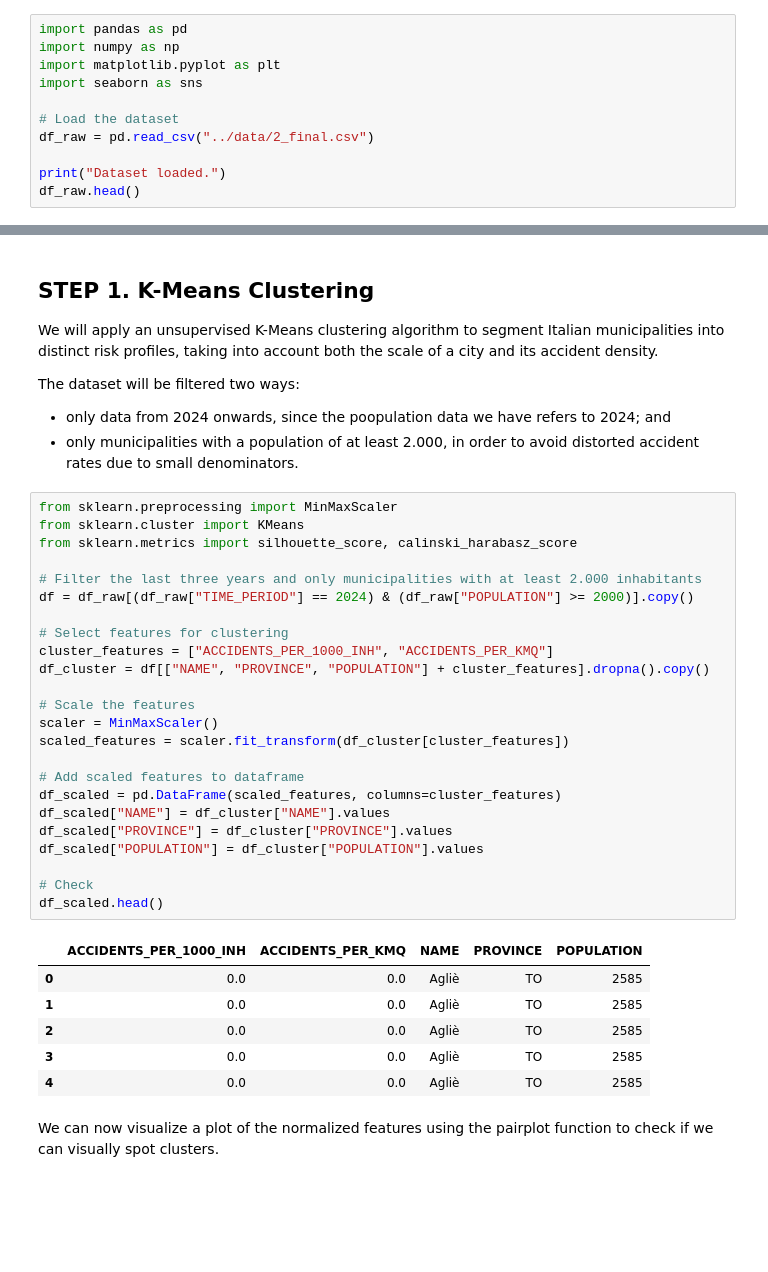
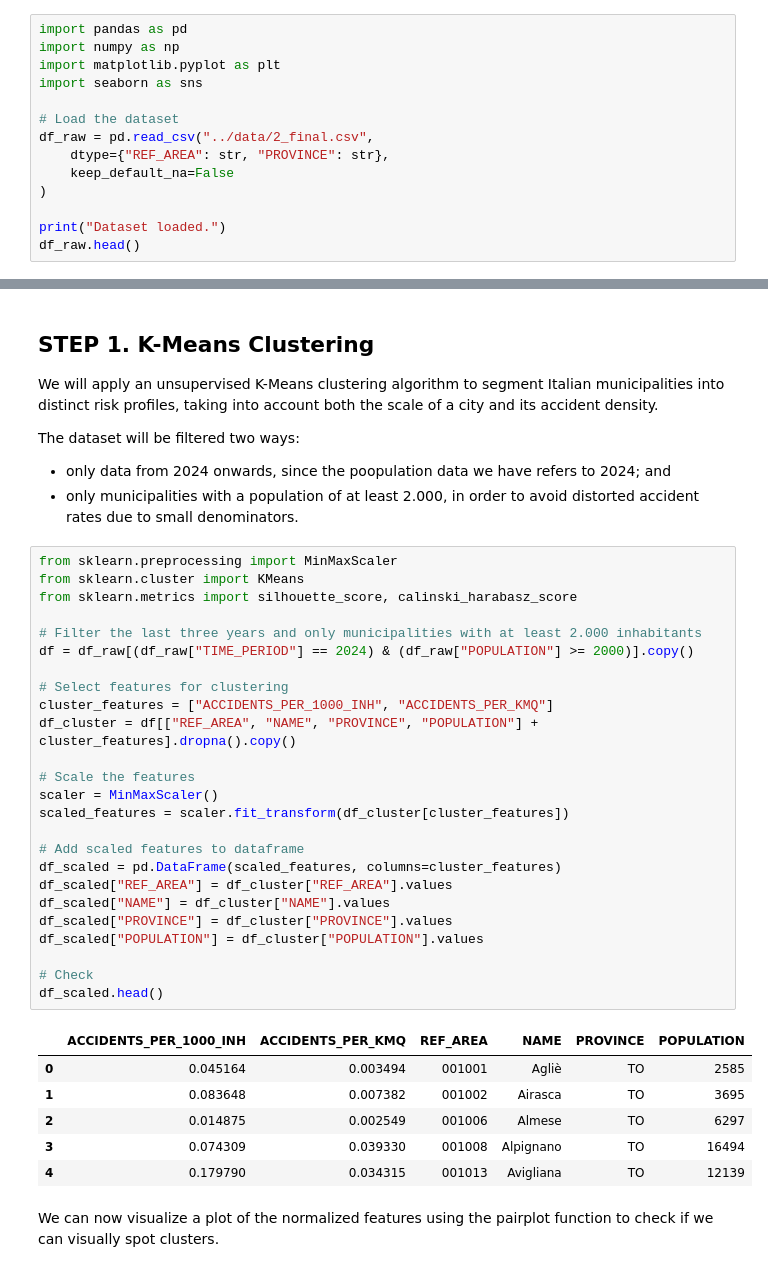
Before and after one commit to maurancino/final-project, a Jupyter notebook: notebooks/3. Clustering and ML.ipynb, the cells around one changed output, grey strips where cells are left out. Cells and saved outputs as stored; diff of their text form; blank space fills up the shorter version.

```diff
--- a/notebooks/3. Clustering and ML.ipynb
+++ b/notebooks/3. Clustering and ML.ipynb
@@ -8,7 +8,10 @@ import matplotlib.pyplot as plt
 import seaborn as sns
 
 # Load the dataset
-df_raw = pd.read_csv("../data/2_final.csv")
+df_raw = pd.read_csv("../data/2_final.csv",
+    dtype={"REF_AREA": str, "PROVINCE": str},
+    keep_default_na=False
+)
 
 print("Dataset loaded.")
 df_raw.head()
@@ -30,34 +33,35 @@ The dataset will be filtered two ways:
 # %%
 from sklearn.preprocessing import MinMaxScaler
 from sklearn.cluster import KMeans
 from sklearn.metrics import silhouette_score, calinski_harabasz_score
 
 # Filter the last three years and only municipalities with at least 2.000 inhabitants
 df = df_raw[(df_raw["TIME_PERIOD"] == 2024) & (df_raw["POPULATION"] >= 2000)].copy()
 
 # Select features for clustering
 cluster_features = ["ACCIDENTS_PER_1000_INH", "ACCIDENTS_PER_KMQ"]
-df_cluster = df[["NAME", "PROVINCE", "POPULATION"] + cluster_features].dropna().copy()
+df_cluster = df[["REF_AREA", "NAME", "PROVINCE", "POPULATION"] + cluster_features].dropna().copy()
 
 # Scale the features
 scaler = MinMaxScaler()
 scaled_features = scaler.fit_transform(df_cluster[cluster_features])
 
 # Add scaled features to dataframe
 df_scaled = pd.DataFrame(scaled_features, columns=cluster_features)
+df_scaled["REF_AREA"] = df_cluster["REF_AREA"].values
 df_scaled["NAME"] = df_cluster["NAME"].values
 df_scaled["PROVINCE"] = df_cluster["PROVINCE"].values
 df_scaled["POPULATION"] = df_cluster["POPULATION"].values
 
 # Check
 df_scaled.head()
 # %% [output]
-|  | ACCIDENTS_PER_1000_INH | ACCIDENTS_PER_KMQ | NAME | PROVINCE | POPULATION |
-| 0 | 0.0 | 0.0 | Agliè | TO | 2585 |
-| 1 | 0.0 | 0.0 | Agliè | TO | 2585 |
-| 2 | 0.0 | 0.0 | Agliè | TO | 2585 |
-| 3 | 0.0 | 0.0 | Agliè | TO | 2585 |
-| 4 | 0.0 | 0.0 | Agliè | TO | 2585 |
+|  | ACCIDENTS_PER_1000_INH | ACCIDENTS_PER_KMQ | REF_AREA | NAME | PROVINCE | POPULATION |
+| 0 | 0.045164 | 0.003494 | 001001 | Agliè | TO | 2585 |
+| 1 | 0.083648 | 0.007382 | 001002 | Airasca | TO | 3695 |
+| 2 | 0.014875 | 0.002549 | 001006 | Almese | TO | 6297 |
+| 3 | 0.074309 | 0.039330 | 001008 | Alpignano | TO | 16494 |
+| 4 | 0.179790 | 0.034315 | 001013 | Avigliana | TO | 12139 |
 # %% [markdown]
 We can now visualize a plot of the normalized features using the pairplot function to check if we can visually spot clusters.
 # %%
```
Also changed, not shown: parts of 14 cells of this notebook, 3 other files.
